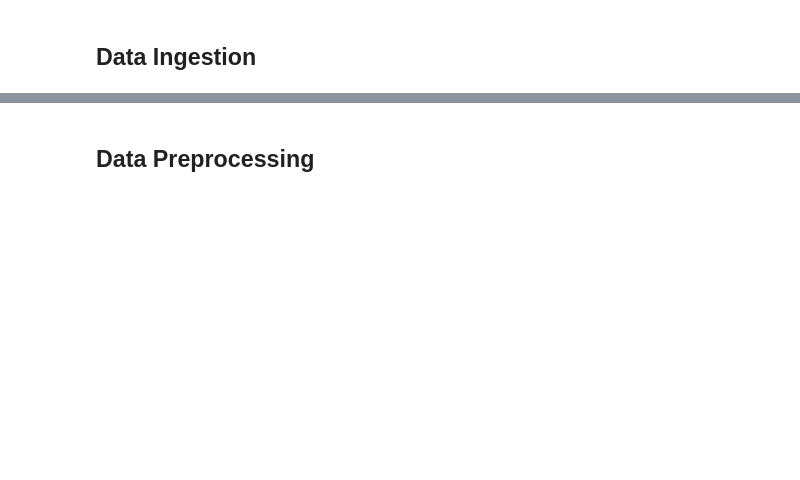
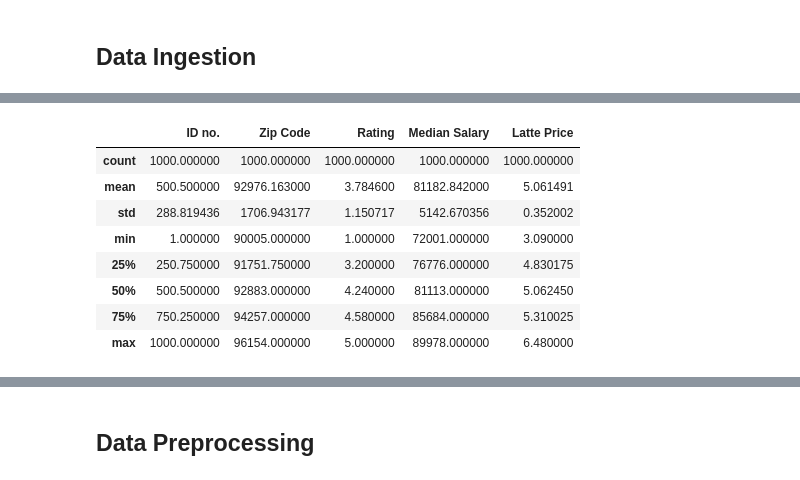
Before and after one commit to oliverLo78/python-build-ai, a Jupyter notebook: Begin/CH_2_Business_Prediction.ipynb, the cells around one changed output, grey strips where cells are left out. Drawn from its saved outputs; the diff is of its cells as text; code cells hidden in the pictures; blank space fills up the shorter version.

Commit message:
covered data ingestion, data preprocessing, and a few model training blocks of code

```diff
--- a/Begin/CH_2_Business_Prediction.ipynb
+++ b/Begin/CH_2_Business_Prediction.ipynb
@@ -20,7 +34,7 @@ warnings.simplefilter('ignore')
 # %% [markdown]
 ## Data Ingestion
 # %%
-df=pd.read_excel('CH_2_Coffee Shop data.xlsx')
+df=pd.read_excel('Coffee_shop_data.xlsx')
 population=pd.read_csv('population.csv',skiprows=[0])
 # %%
 population.head()
@@ -36,5 +88,16 @@ population.shape
 # %%
 # get basic stats about the data
+df.describe()
+# %% [output]
+|  | ID no. | Zip Code | Rating | Median Salary | Latte Price |
+| count | 1000.000000 | 1000.000000 | 1000.000000 | 1000.000000 | 1000.000000 |
+| mean | 500.500000 | 92976.163000 | 3.784600 | 81182.842000 | 5.061491 |
+| std | 288.819436 | 1706.943177 | 1.150717 | 5142.670356 | 0.352002 |
+| min | 1.000000 | 90005.000000 | 1.000000 | 72001.000000 | 3.090000 |
+| 25% | 250.750000 | 91751.750000 | 3.200000 | 76776.000000 | 4.830175 |
+| 50% | 500.500000 | 92883.000000 | 4.240000 | 81113.000000 | 5.062450 |
+| 75% | 750.250000 | 94257.000000 | 4.580000 | 85684.000000 | 5.310025 |
+| max | 1000.000000 | 96154.000000 | 5.000000 | 89978.000000 | 6.480000 |
 # %%
 ax=df['City'].value_counts().head(5).plot(kind='bar')
 ax.set_title('Top 5 cities with most cofee shops')
```
Also changed, not shown: parts of 16 cells of this notebook, 1 other file.
